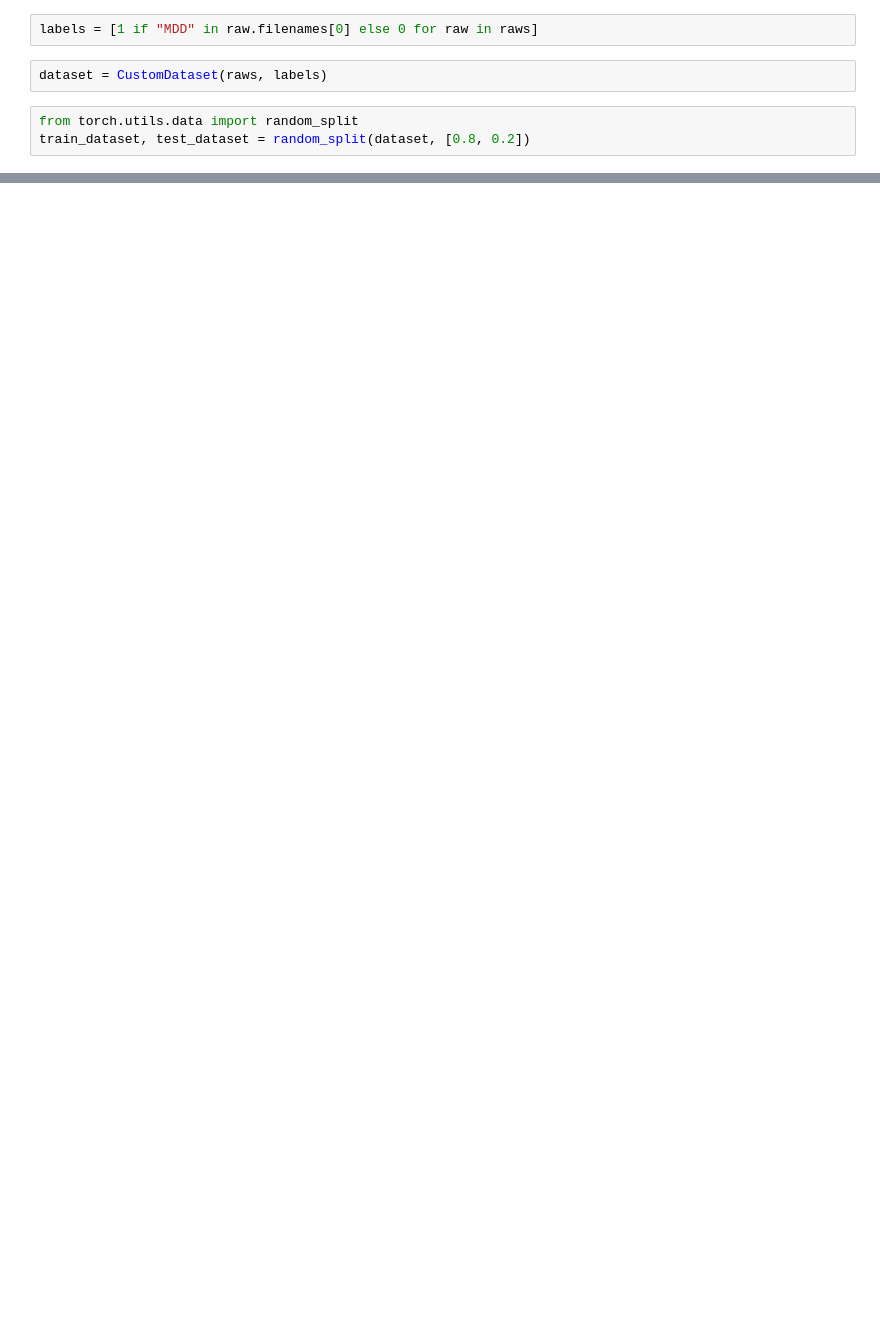
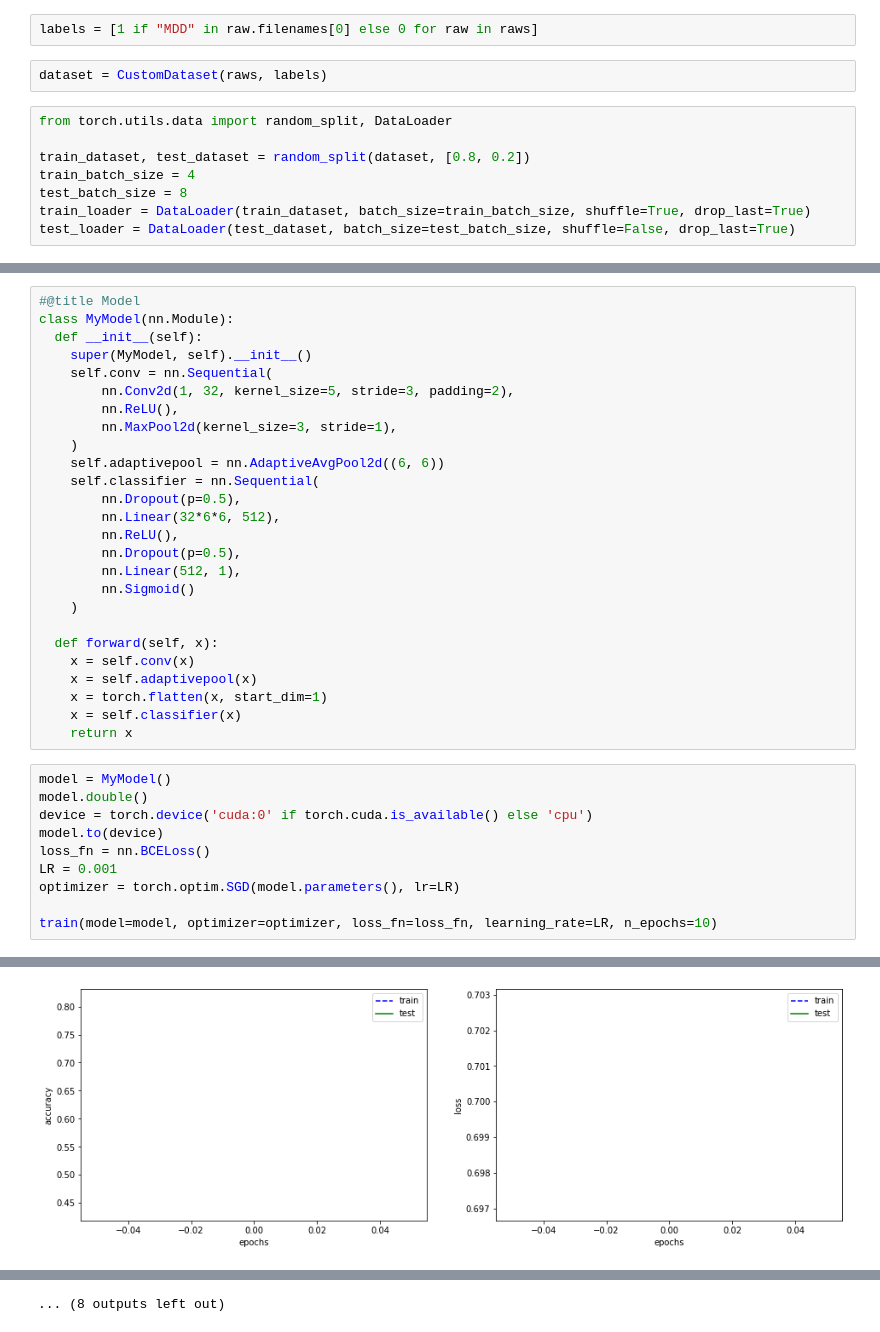
Before and after one commit to BSniegowski/ML-uni_course, a Jupyter notebook: project/mdd_eeg_diagnosis.ipynb, the cells around one changed output, grey strips where cells are left out. Cells and saved outputs as stored; diff of their text form; blank space fills up the shorter version.

Commit message:
Initial architecture and training attempt, output on test batch is always the same

```diff
--- a/project/mdd_eeg_diagnosis.ipynb
+++ b/project/mdd_eeg_diagnosis.ipynb
@@ -72,5 +63,10 @@ labels = [1 if "MDD" in raw.filenames[0] else 0 for raw in raws]
 # %%
 dataset = CustomDataset(raws, labels)
 # %%
-from torch.utils.data import random_split
+from torch.utils.data import random_split, DataLoader
+
 train_dataset, test_dataset = random_split(dataset, [0.8, 0.2])
+train_batch_size = 4
+test_batch_size = 8
+train_loader = DataLoader(train_dataset, batch_size=train_batch_size, shuffle=True, drop_last=True)
+test_loader = DataLoader(test_dataset, batch_size=test_batch_size, shuffle=False, drop_last=True)
@@ -76,0 +144,37 @@ train_dataset, test_dataset = random_split(dataset, [0.8, 0.2])
+# %%
+#@title Model
+class MyModel(nn.Module):
+  def __init__(self):
+    super(MyModel, self).__init__()
+    self.conv = nn.Sequential(
+        nn.Conv2d(1, 32, kernel_size=5, stride=3, padding=2),
+        nn.ReLU(),
+        nn.MaxPool2d(kernel_size=3, stride=1),
+    )
+    self.adaptivepool = nn.AdaptiveAvgPool2d((6, 6))
+    self.classifier = nn.Sequential(
+        nn.Dropout(p=0.5),
+        nn.Linear(32*6*6, 512),
+        nn.ReLU(),
+        nn.Dropout(p=0.5),
+        nn.Linear(512, 1),
+        nn.Sigmoid()
+    )
+
+  def forward(self, x):
+    x = self.conv(x)
+    x = self.adaptivepool(x)
+    x = torch.flatten(x, start_dim=1)
+    x = self.classifier(x)
+    return x
+# %%
+model = MyModel()
+model.double()
+device = torch.device('cuda:0' if torch.cuda.is_available() else 'cpu')
+model.to(device)
+loss_fn = nn.BCELoss()
+LR = 0.001
+optimizer = torch.optim.SGD(model.parameters(), lr=LR)
+
+train(model=model, optimizer=optimizer, loss_fn=loss_fn, learning_rate=LR, n_epochs=10)
+# %% [output]
@@ -76,0 +189 @@ train_dataset, test_dataset = random_split(dataset, [0.8, 0.2])
+[figure, added]
@@ -76,0 +235 @@ train_dataset, test_dataset = random_split(dataset, [0.8, 0.2])
+... (8 outputs left out)
```
Also changed, not shown: parts of 5 cells of this notebook.
